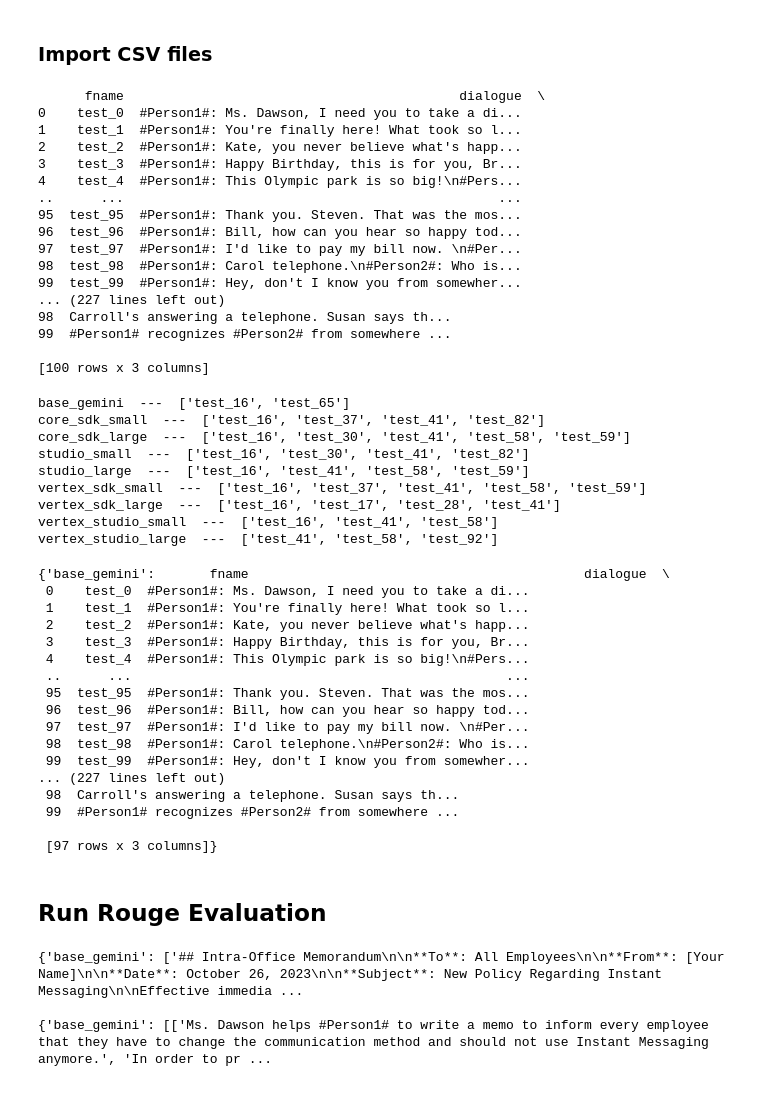
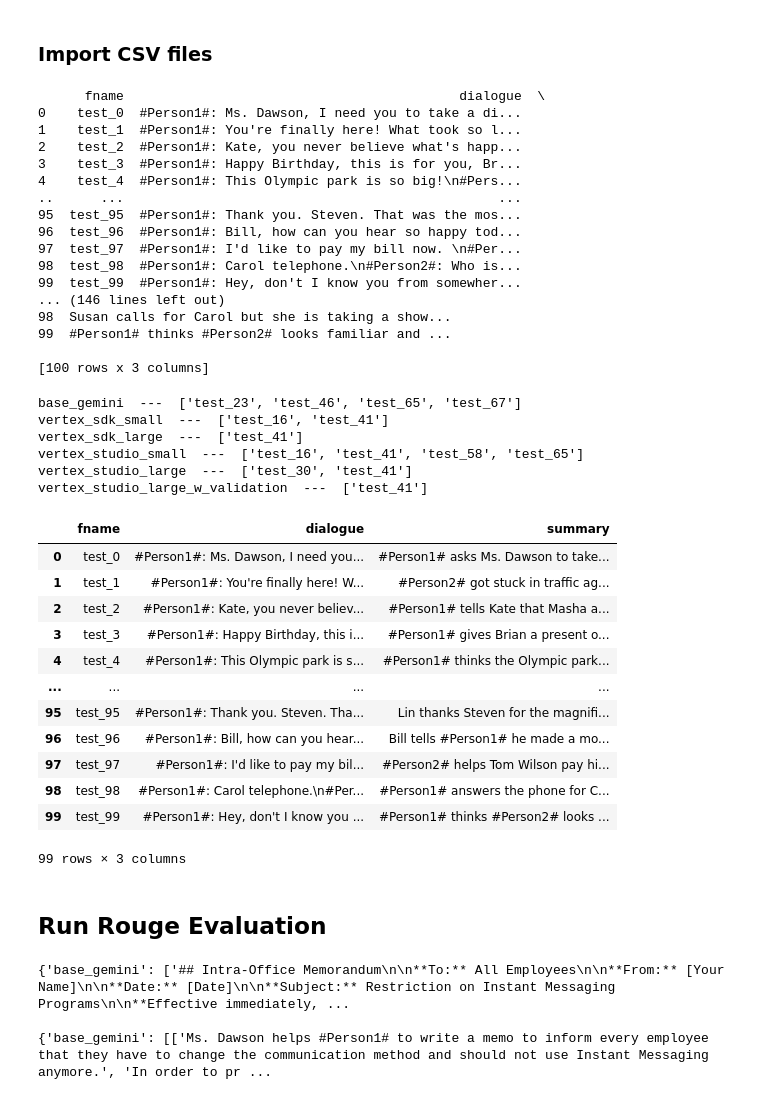
Before and after one commit to cloud-platform-insights/dialogsum, a Jupyter notebook: DialogSum_Data/rogue_evaluation.ipynb, the cells around one changed output. Drawn from its saved outputs; the diff is of its cells as text; code cells hidden in the pictures.

```diff
--- a/DialogSum_Data/rogue_evaluation.ipynb
+++ b/DialogSum_Data/rogue_evaluation.ipynb
@@ -51,22 +51,23 @@ rouge.compute(predictions=sample_predictions, references=sample_references)
 import pandas as pd
 
 # Load the CSV files into Pandas DataFrames
-reference_prompts = pd.read_csv('dialogsum.test.truncated.csv')
+reference_prompts = pd.read_csv('./gemini_core_datasets/testing.csv')
 reference_prompts = reference_prompts.drop(columns=['topic1', 'topic2', 'topic3'])
 
 model_outputs = {}
 
 model_outputs['base_gemini'] = pd.read_csv('./tuned_results/base.gemini-1.0-pro-002.output.csv')
 
-model_outputs['core_sdk_small'] = pd.read_csv('./tuned_results/dev_api/tuned.sdk.small.output.csv')
-model_outputs['core_sdk_large'] = pd.read_csv('./tuned_results/dev_api/tuned.sdk.large.output.csv')
-model_outputs['studio_small'] = pd.read_csv('./tuned_results/dev_api/tuned.studio.small.output.csv')
-model_outputs['studio_large'] = pd.read_csv('./tuned_results/dev_api/tuned.studio.large.output.csv')
+# model_outputs['core_sdk_small'] = pd.read_csv('./tuned_results/dev_api/tuned.sdk.small.output.csv')
+# model_outputs['core_sdk_large'] = pd.read_csv('./tuned_results/dev_api/tuned.sdk.large.output.csv')
+# model_outputs['studio_small'] = pd.read_csv('./tuned_results/dev_api/tuned.studio.small.output.csv')
+# model_outputs['studio_large'] = pd.read_csv('./tuned_results/dev_api/tuned.studio.large.output.csv')
 
 model_outputs['vertex_sdk_small'] = pd.read_csv('./tuned_results/vertex_api/tuned.vertex.sdk.small.output.csv')
 model_outputs['vertex_sdk_large'] = pd.read_csv('./tuned_results/vertex_api/tuned.vertex.sdk.large.output.csv')
 model_outputs['vertex_studio_small'] = pd.read_csv('./tuned_results/vertex_api/tuned.vertex.studio.small.output.csv')
 model_outputs['vertex_studio_large'] = pd.read_csv('./tuned_results/vertex_api/tuned.vertex.studio.large.output.csv')
+model_outputs['vertex_studio_large_w_validation'] = pd.read_csv('./tuned_results/vertex_api/tuned.vertex.studio.large.w.validation.output.csv')
 # %%
 for model_output in model_outputs:
     print(model_outputs[model_output])
@@ -83,9 +84,9 @@ for model_output in model_outputs:
 97  test_97  #Person1#: I'd like to pay my bill now. \n#Per...
 98  test_98  #Person1#: Carol telephone.\n#Person2#: Who is...
 99  test_99  #Person1#: Hey, don't I know you from somewher...
-... (227 lines left out)
-98  Carroll's answering a telephone. Susan says th...
-99  #Person1# recognizes #Person2# from somewhere ...
+... (146 lines left out)
+98  Susan calls for Carol but she is taking a show...
+99  #Person1# thinks #Person2# looks familiar and ...
 
 [100 rows x 3 columns]
 # %%
@@ -115,35 +116,28 @@ for dataframe in model_outputs:
     model_outputs[model_name] = output_df[~filter_no_reponses]
     filtered_reference_prompts[model_name] = reference_prompts[~filter_no_reponses]
 # %% [output]
-base_gemini  ---  ['test_16', 'test_65']
-core_sdk_small  ---  ['test_16', 'test_37', 'test_41', 'test_82']
-core_sdk_large  ---  ['test_16', 'test_30', 'test_41', 'test_58', 'test_59']
-studio_small  ---  ['test_16', 'test_30', 'test_41', 'test_82']
-studio_large  ---  ['test_16', 'test_41', 'test_58', 'test_59']
-vertex_sdk_small  ---  ['test_16', 'test_37', 'test_41', 'test_58', 'test_59']
-vertex_sdk_large  ---  ['test_16', 'test_17', 'test_28', 'test_41']
-vertex_studio_small  ---  ['test_16', 'test_41', 'test_58']
-vertex_studio_large  ---  ['test_41', 'test_58', 'test_92']
+base_gemini  ---  ['test_23', 'test_46', 'test_65', 'test_67']
+vertex_sdk_small  ---  ['test_16', 'test_41']
+vertex_sdk_large  ---  ['test_41']
+vertex_studio_small  ---  ['test_16', 'test_41', 'test_58', 'test_65']
+vertex_studio_large  ---  ['test_30', 'test_41']
+vertex_studio_large_w_validation  ---  ['test_41']
 # %%
-model_outputs
+model_outputs['vertex_sdk_large']
 # %% [output]
+|  | fname | dialogue | summary |
+| 0 | test_0 | #Person1#: Ms. Dawson, I need you... | #Person1# asks Ms. Dawson to take... |
+| 1 | test_1 | #Person1#: You're finally here! W... | #Person2# got stuck in traffic ag... |
+| 2 | test_2 | #Person1#: Kate, you never believ... | #Person1# tells Kate that Masha a... |
+| 3 | test_3 | #Person1#: Happy Birthday, this i... | #Person1# gives Brian a present o... |
+| 4 | test_4 | #Person1#: This Olympic park is s... | #Person1# thinks the Olympic park... |
+| ... | ... | ... | ... |
+| 95 | test_95 | #Person1#: Thank you. Steven. Tha... | Lin thanks Steven for the magnifi... |
+| 96 | test_96 | #Person1#: Bill, how can you hear... | Bill tells #Person1# he made a mo... |
+| 97 | test_97 | #Person1#: I'd like to pay my bil... | #Person2# helps Tom Wilson pay hi... |
+| 98 | test_98 | #Person1#: Carol telephone.\n#Per... | #Person1# answers the phone for C... |
+| 99 | test_99 | #Person1#: Hey, don't I know you ... | #Person1# thinks #Person2# looks ... |
-{'base_gemini':       fname                                           dialogue  \
- 0    test_0  #Person1#: Ms. Dawson, I need you to take a di...
- 1    test_1  #Person1#: You're finally here! What took so l...
- 2    test_2  #Person1#: Kate, you never believe what's happ...
- 3    test_3  #Person1#: Happy Birthday, this is for you, Br...
- 4    test_4  #Person1#: This Olympic park is so big!\n#Pers...
- ..      ...                                                ...
- 95  test_95  #Person1#: Thank you. Steven. That was the mos...
- 96  test_96  #Person1#: Bill, how can you hear so happy tod...
- 97  test_97  #Person1#: I'd like to pay my bill now. \n#Per...
- 98  test_98  #Person1#: Carol telephone.\n#Person2#: Who is...
- 99  test_99  #Person1#: Hey, don't I know you from somewher...
-... (227 lines left out)
- 98  Carroll's answering a telephone. Susan says th...
- 99  #Person1# recognizes #Person2# from somewhere ...
-
- [97 rows x 3 columns]}
+99 rows × 3 columns
 # %% [markdown]
 ## Run Rouge Evaluation
 # %%
@@ -180,7 +174,7 @@ print(predictions_per_model)
 print()
 print(references_per_model)
 # %% [output]
-{'base_gemini': ['## Intra-Office Memorandum\n\n**To**: All Employees\n\n**From**: [Your Name]\n\n**Date**: October 26, 2023\n\n**Subject**: New Policy Regarding Instant Messaging\n\nEffective immedia ...
+{'base_gemini': ['## Intra-Office Memorandum\n\n**To:** All Employees\n\n**From:** [Your Name]\n\n**Date:** [Date]\n\n**Subject:** Restriction on Instant Messaging Programs\n\n**Effective immediately, ...
 
 {'base_gemini': [['Ms. Dawson helps #Person1# to write a memo to inform every employee that they have to change the communication method and should not use Instant Messaging anymore.', 'In order to pr ...
 # %%
```
Also changed, not shown: parts of 2 cells of this notebook.
